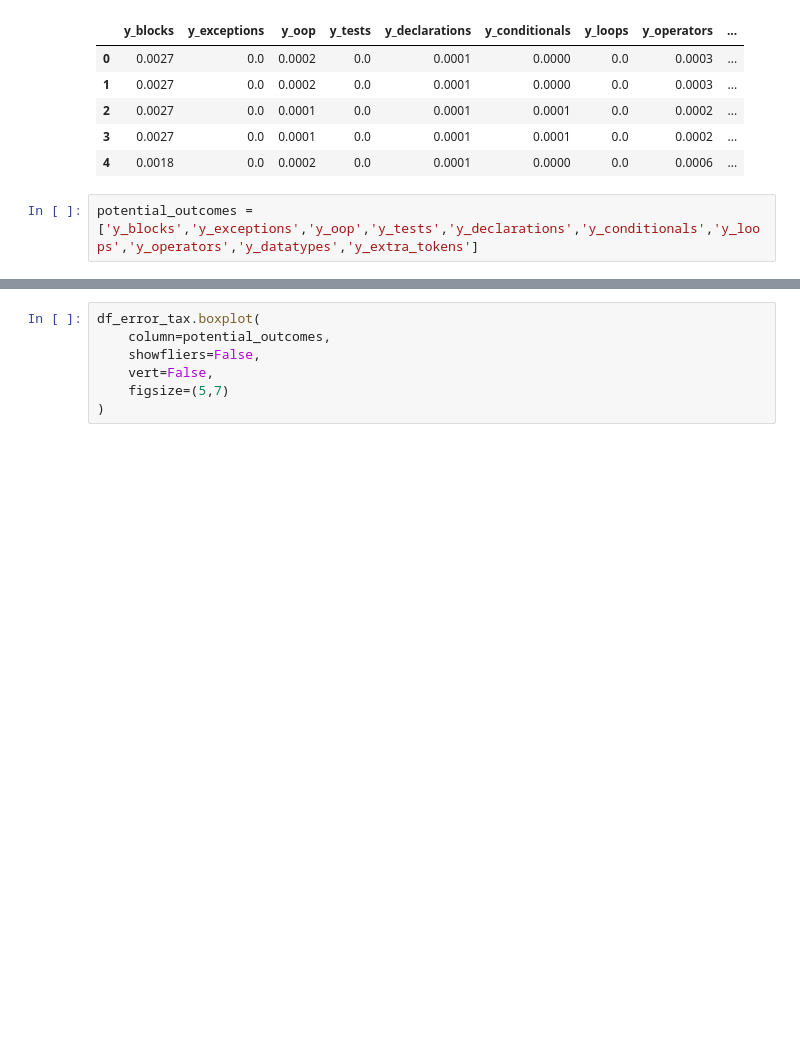
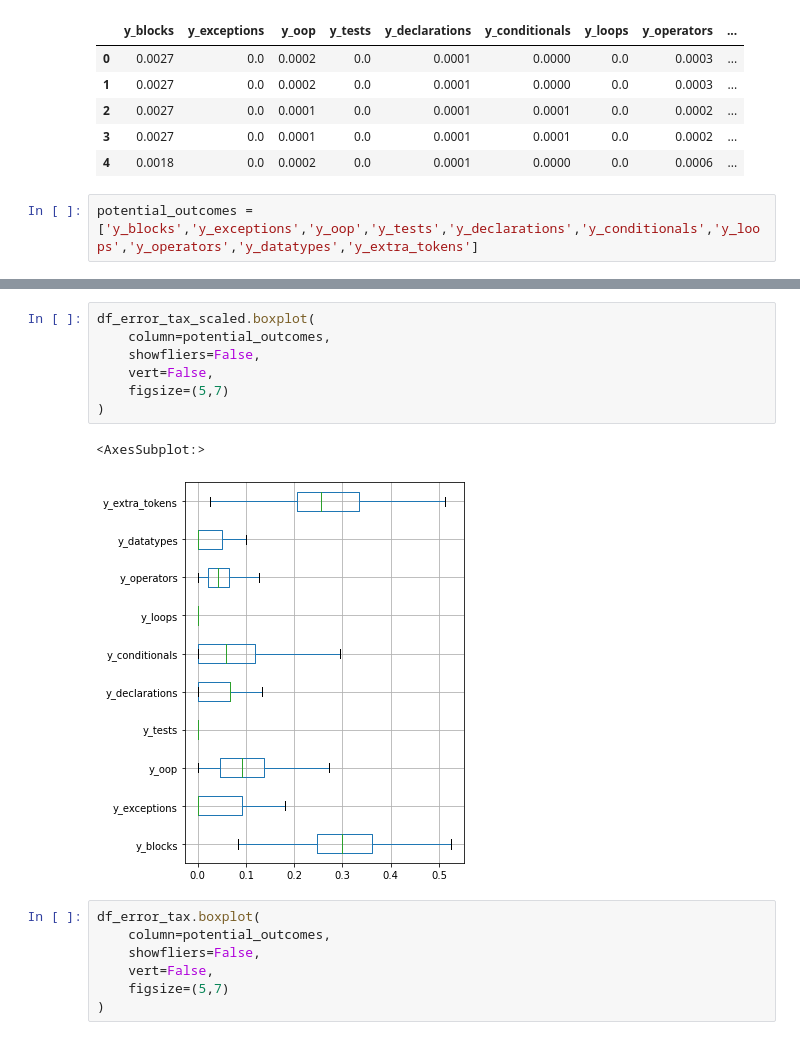
Before and after one commit to ArtificialSoftwareEngineering/InterpretingCodeGeneration, a Jupyter notebook: nbs/00_data.eda.ipynb, the cells around one changed output, grey strips where cells are left out. Saved outputs shown, nothing was run; the diff lists cells and outputs as text; blank space fills up the shorter version.

```diff
--- a/nbs/00_data.eda.ipynb
+++ b/nbs/00_data.eda.ipynb
@@ -105,3 +153,13 @@ array([[<AxesSubplot:title={'center':'y_blocks'}>,
+# %%
+df_error_tax_scaled.boxplot(
+    column=potential_outcomes,
+    showfliers=False,
+    vert=False,
+    figsize=(5,7)
+)
+# %% [output]
+<AxesSubplot:>
+[figure, added]
 # %%
 df_error_tax.boxplot(
     column=potential_outcomes,
```
Also changed, not shown: parts of 22 cells of this notebook, 1 other file.
